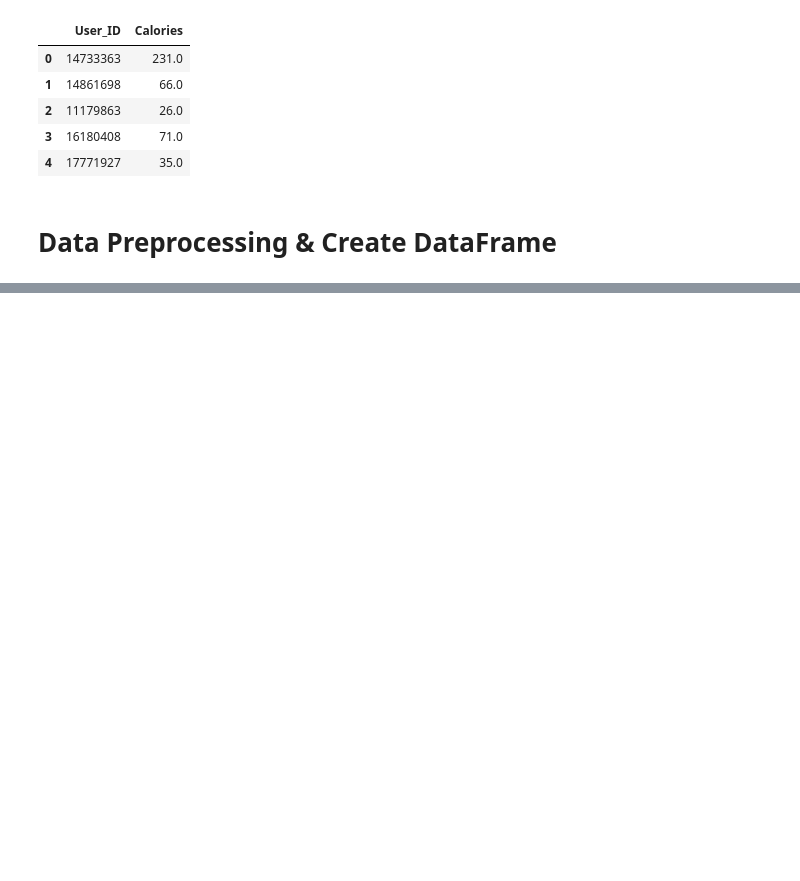
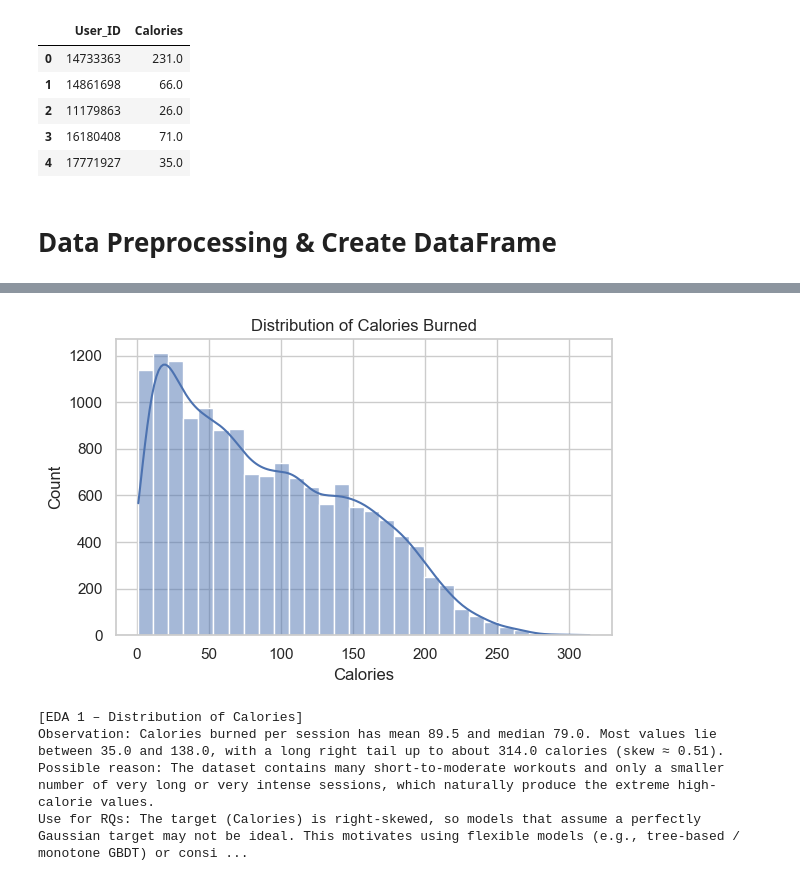
Before and after one commit to haseebshaik00/CalFit-STA-221-Project, a Jupyter notebook: calfit-analysis.ipynb, the cells around one changed output, grey strips where cells are left out. Cells and saved outputs as stored; diff of their text form; code cells hidden in the pictures; blank space fills up the shorter version.

```diff
--- a/calfit-analysis.ipynb
+++ b/calfit-analysis.ipynb
@@ -108,0 +110,12 @@ Target  : Calories
+# %%
+import seaborn as sns
+import matplotlib.pyplot as plt
+import numpy as np
+
+sns.set(style="whitegrid")
+print("\nBasic Info")
+print(df.info())
+
+print("\nStatistics Summary")
+stats_summary = df[numeric_cols + ["BMI"]].describe()
+display(stats_summary)
@@ -108,0 +149,34 @@ Target  : Calories
+# %%
+# [EDA 1 – Distribution of Calories]
+plt.figure(figsize=(6, 4))
+sns.histplot(df["Calories"], kde=True, bins=30)
+plt.title("Distribution of Calories Burned")
+plt.xlabel("Calories")
+plt.ylabel("Count")
+plt.tight_layout()
+plt.show()
+
+cal_stats = df["Calories"].describe()
+cal_skew = df["Calories"].skew()
+
+print("\n[EDA 1 – Distribution of Calories]")
+print(
+    f"Observation: Calories burned per session has mean {cal_stats['mean']:.1f} and "
+    f"median {cal_stats['50%']:.1f}. Most values lie between "
+    f"{cal_stats['25%']:.1f} and {cal_stats['75%']:.1f}, with a long right tail "
+    f"up to about {cal_stats['max']:.1f} calories (skew ≈ {cal_skew:.2f}).")
+print(
+    "Possible reason: The dataset contains many short-to-moderate workouts and only a "
+    "smaller number of very long or very intense sessions, which naturally produce "
+    "the extreme high-calorie values.")
+print(
+    "Use for RQs: The target (Calories) is right-skewed, so models that assume a "
+    "perfectly Gaussian target may not be ideal. This motivates using flexible "
+    "models (e.g., tree-based / monotone GBDT) or considering transformations, "
+    "and focusing evaluation on the dense low–to–mid calorie range where most users lie.")
+# %% [output]
+[figure, added]
+[EDA 1 – Distribution of Calories]
+Observation: Calories burned per session has mean 89.5 and median 79.0. Most values lie between 35.0 and 138.0, with a long right tail up to about 314.0 calories (skew ≈ 0.51).
+Possible reason: The dataset contains many short-to-moderate workouts and only a smaller number of very long or very intense sessions, which naturally produce the extreme high-calorie values.
+Use for RQs: The target (Calories) is right-skewed, so models that assume a perfectly Gaussian target may not be ideal. This motivates using flexible models (e.g., tree-based / monotone GBDT) or consi ...
```
Also changed, not shown: parts of 4 cells of this notebook.
